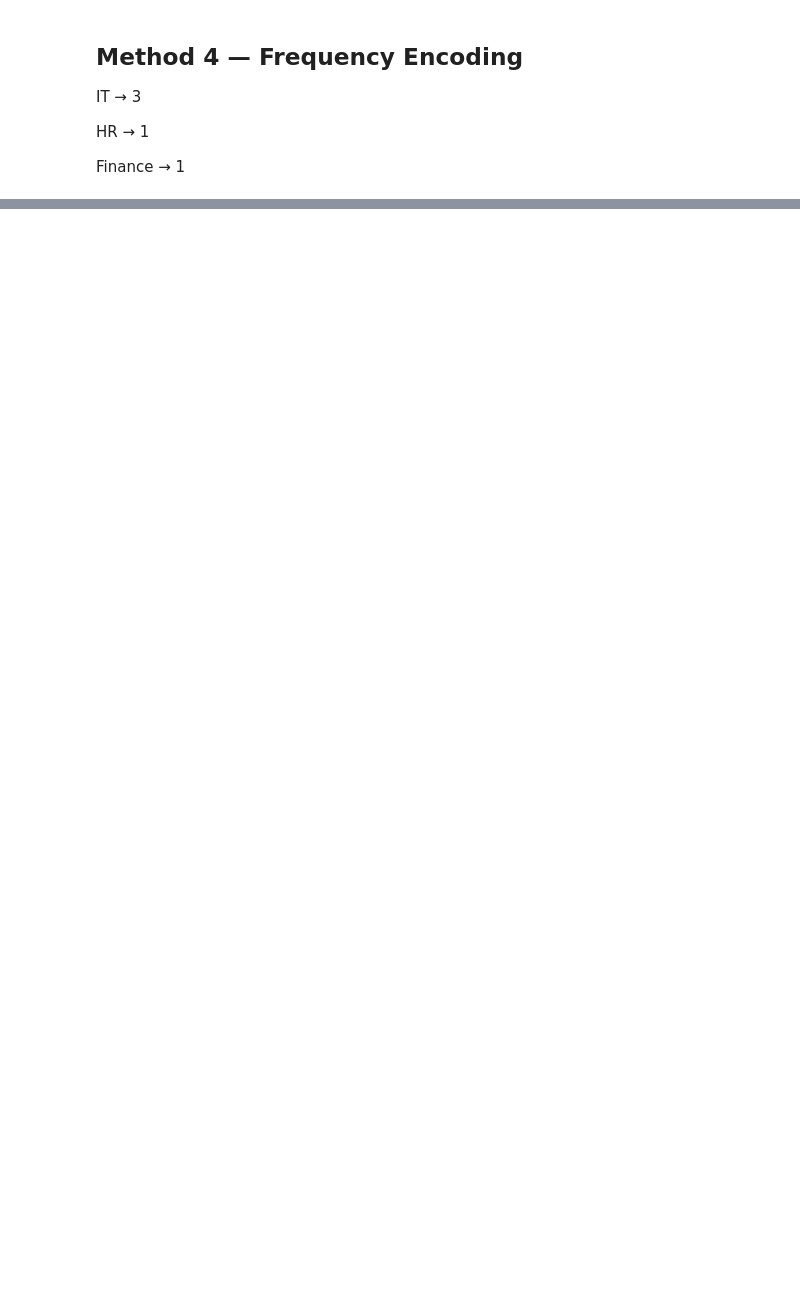
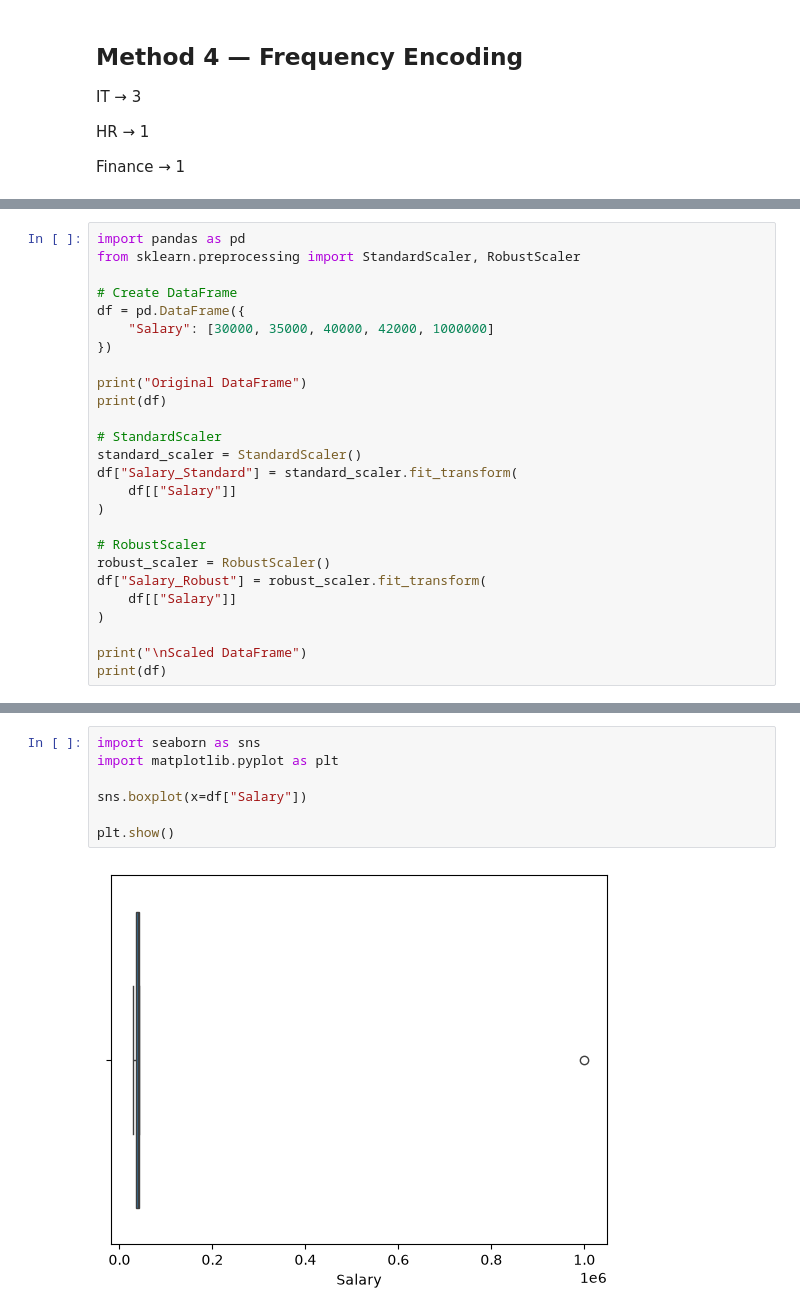
Before and after one commit to abid-rasel/MLOB_My_FILE, a Jupyter notebook: Session/Day 9/FE&DP_for_ML.ipynb, the cells around one changed output, grey strips where cells are left out. Saved outputs shown, nothing was run; the diff lists cells and outputs as text; blank space fills up the shorter version.

```diff
--- a/Session/Day 9/FE&DP_for_ML.ipynb
+++ b/Session/Day 9/FE&DP_for_ML.ipynb
@@ -1106,0 +1634,26 @@ Finance → 1
+# %%
+import pandas as pd
+from sklearn.preprocessing import StandardScaler, RobustScaler
+
+# Create DataFrame
+df = pd.DataFrame({
+    "Salary": [30000, 35000, 40000, 42000, 1000000]
+})
+
+print("Original DataFrame")
+print(df)
+
+# StandardScaler
+standard_scaler = StandardScaler()
+df["Salary_Standard"] = standard_scaler.fit_transform(
+    df[["Salary"]]
+)
+
+# RobustScaler
+robust_scaler = RobustScaler()
+df["Salary_Robust"] = robust_scaler.fit_transform(
+    df[["Salary"]]
+)
+
+print("\nScaled DataFrame")
+print(df)
@@ -1106,0 +1697,9 @@ Finance → 1
+# %%
+import seaborn as sns
+import matplotlib.pyplot as plt
+
+sns.boxplot(x=df["Salary"])
+
+plt.show()
+# %% [output]
+[figure, added]
```
Also changed, not shown: parts of 117 cells of this notebook, 3 other files.
